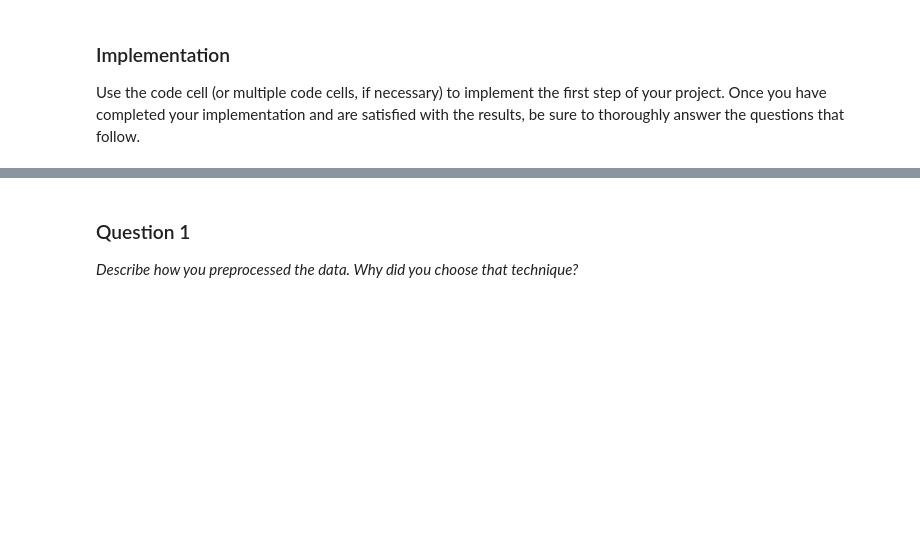
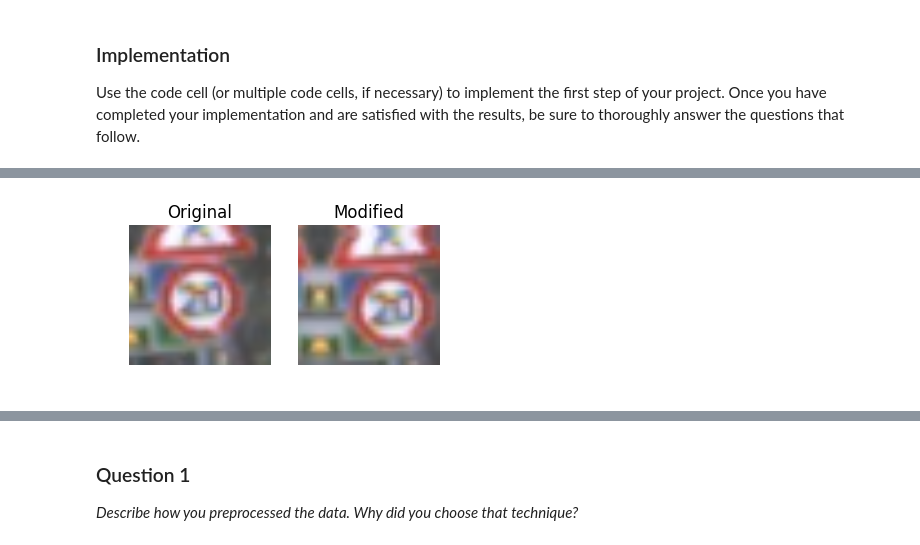
Before and after one commit to csq20081052/CarND-Traffic-Sign-Classifier-Project-P2, a Jupyter notebook: Traffic_Sign_Classifier.ipynb, the cells around one changed output, grey strips where cells are left out. Cells and saved outputs as stored; diff of their text form; code cells hidden in the pictures; blank space fills up the shorter version.

```diff
--- a/Traffic_Sign_Classifier.ipynb
+++ b/Traffic_Sign_Classifier.ipynb
@@ -163,0 +234,21 @@ Use the code cell (or multiple code cells, if necessary) to implement the first
+# %%
+def shift(image, *args):
+    # We are going to allow a maximum shift of +-5
+    if len(args):
+        x_shift = args[0]
+        y_shift = args[1]
+        x_shift = np.clip(x_shift, -5, 5)
+        y_shift = np.clip(y_shift, -5, 5)
+    else:
+        x_shift = np.random.uniform(-5, 5+1)
+        y_shift = np.random.uniform(-5, 5+1)
+
+    image_center = tuple(np.array(image.shape)/2)
+    shift_mat = np.array([[1, 0, x_shift], [0, 1, y_shift]], dtype=np.float64)
+    result = cv2.warpAffine(image, shift_mat, image.shape[:2], borderMode=cv2.BORDER_REFLECT)
+    return result
+
+res = shift(laboratory_rat, 5, 2)
+plot_sign_compare(laboratory_rat, res)
+# %% [output]
+[figure, added]
```
Also changed, not shown: parts of 55 cells of this notebook.
